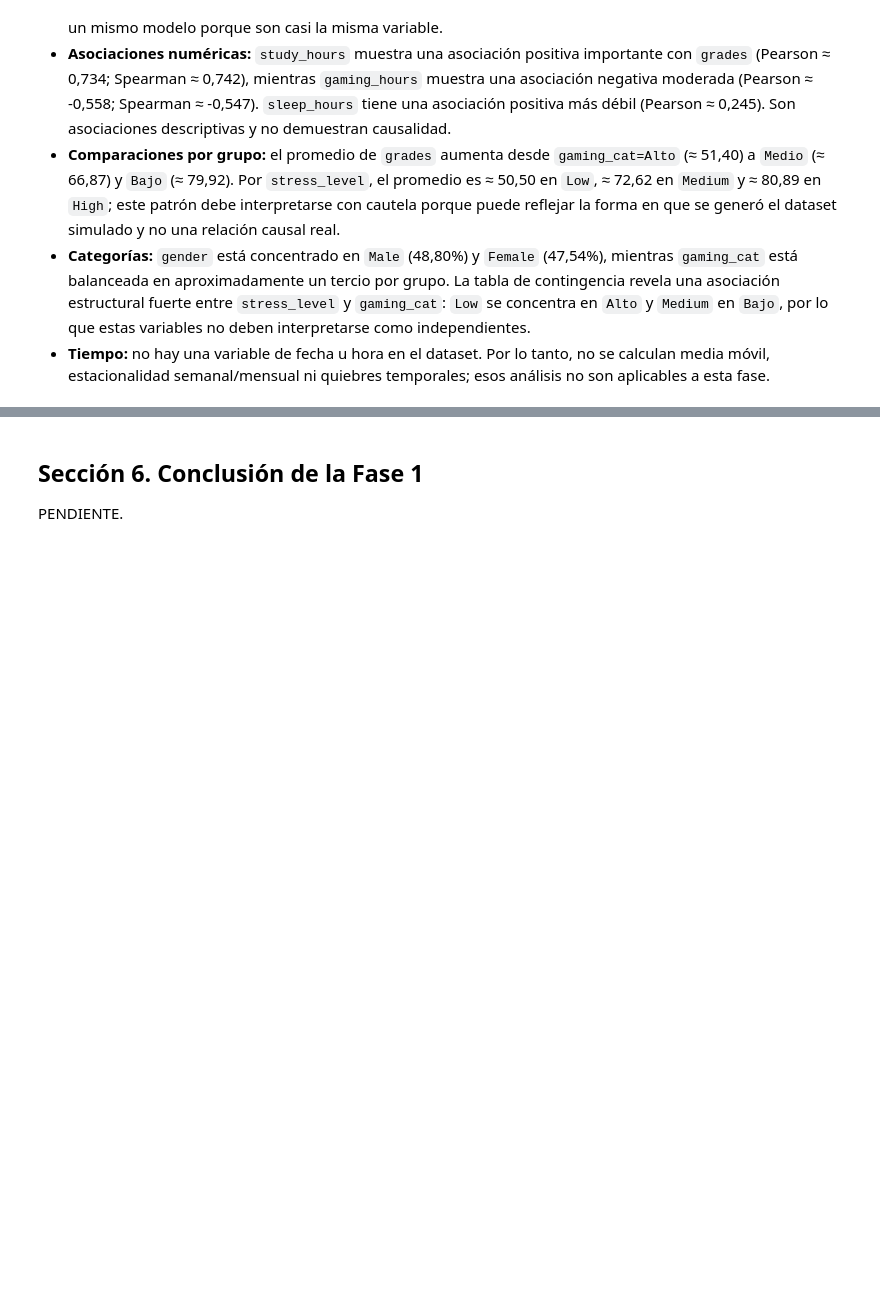
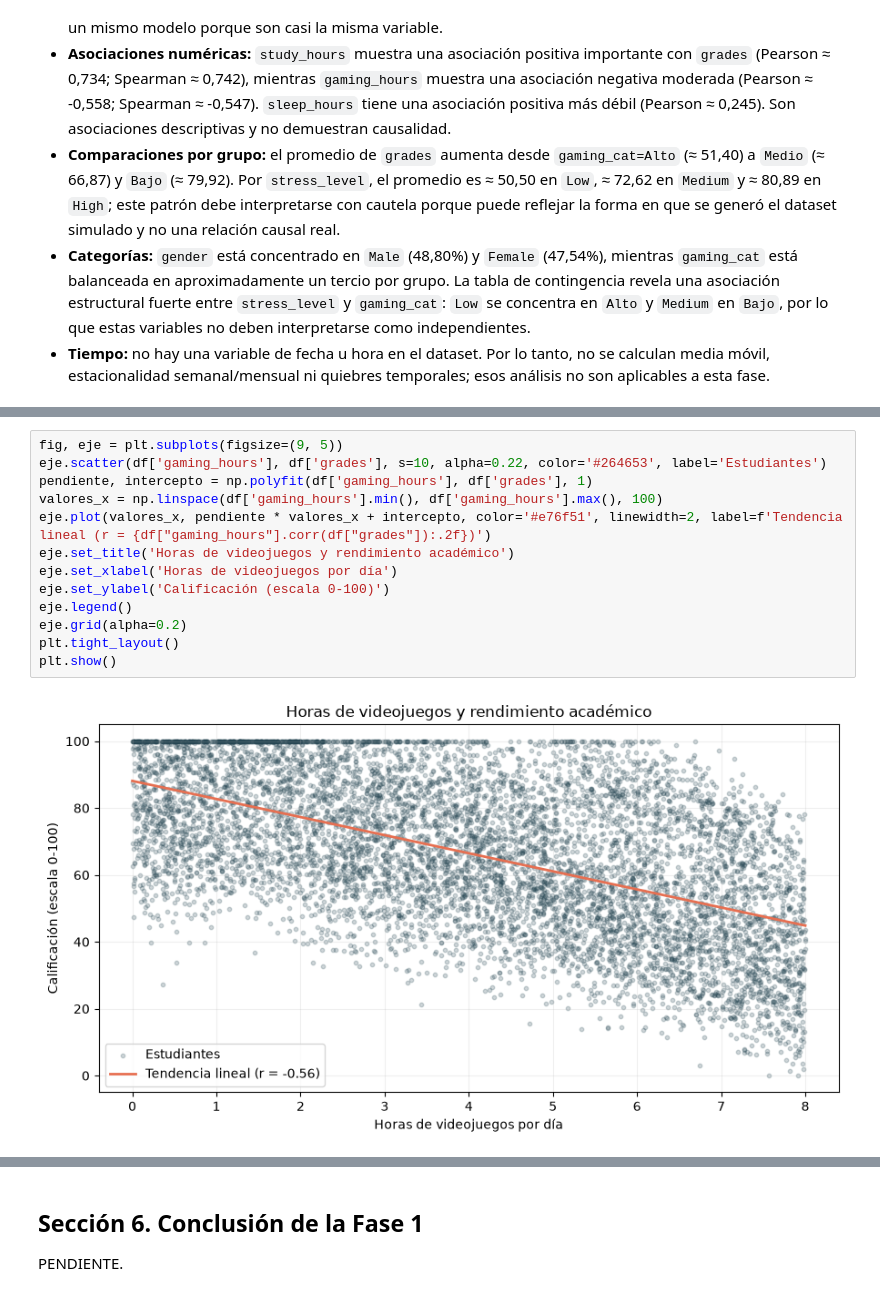
Before and after one commit to jose-zaavedra/Academic-Performance-DS, a Jupyter notebook: notebooks/fase1_gaming_rendimiento.ipynb, the cells around one changed output, grey strips where cells are left out. Saved outputs shown, nothing was run; the diff lists cells and outputs as text; blank space fills up the shorter version.

```diff
--- a/notebooks/fase1_gaming_rendimiento.ipynb
+++ b/notebooks/fase1_gaming_rendimiento.ipynb
@@ -814,0 +862,15 @@ PENDIENTE.
+# %%
+fig, eje = plt.subplots(figsize=(9, 5))
+eje.scatter(df['gaming_hours'], df['grades'], s=10, alpha=0.22, color='#264653', label='Estudiantes')
+pendiente, intercepto = np.polyfit(df['gaming_hours'], df['grades'], 1)
+valores_x = np.linspace(df['gaming_hours'].min(), df['gaming_hours'].max(), 100)
+eje.plot(valores_x, pendiente * valores_x + intercepto, color='#e76f51', linewidth=2, label=f'Tendencia lineal (r = {df["gaming_hours"].corr(df["grades"]):.2f})')
+eje.set_title('Horas de videojuegos y rendimiento académico')
+eje.set_xlabel('Horas de videojuegos por día')
+eje.set_ylabel('Calificación (escala 0-100)')
+eje.legend()
+eje.grid(alpha=0.2)
+plt.tight_layout()
+plt.show()
+# %% [output]
+[figure, added]
```
Also changed, not shown: parts of 26 cells of this notebook.
